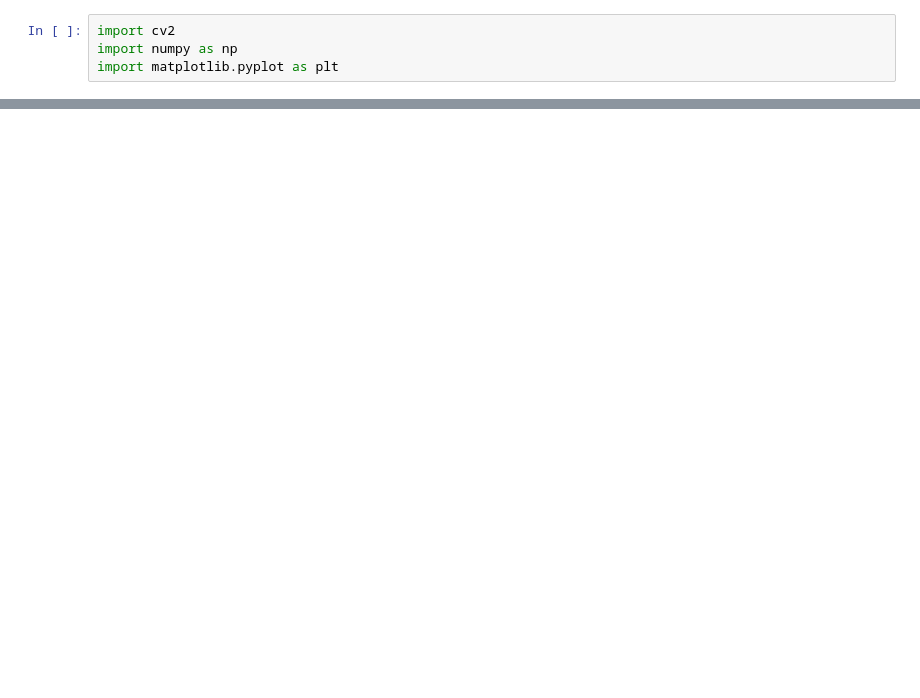
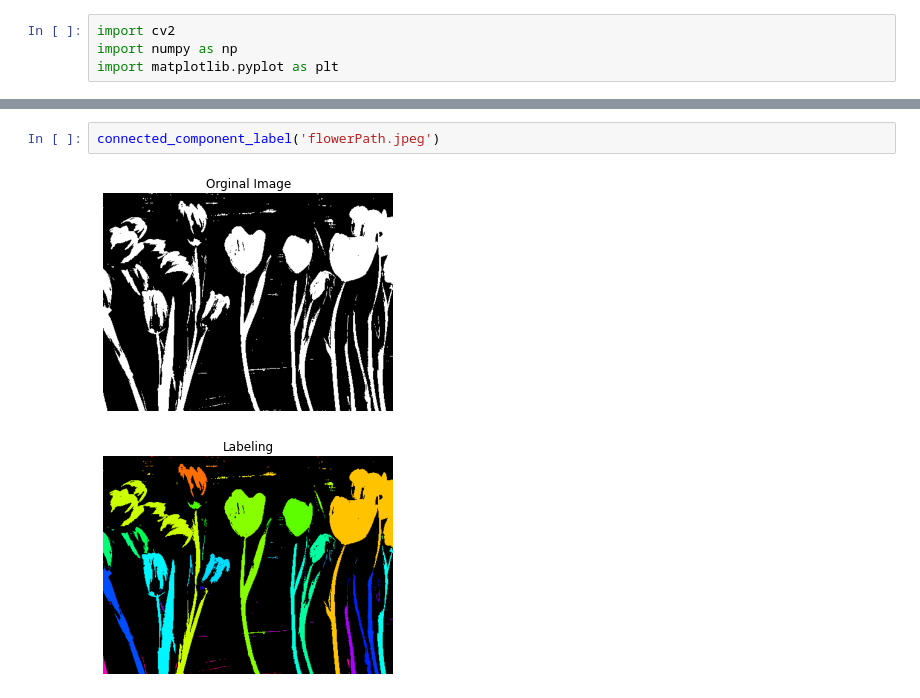
Before and after one commit to Vaishali1725/MachineVision, a Jupyter notebook: ComponentLabelling.ipynb, the cells around one changed output, grey strips where cells are left out. Saved outputs shown, nothing was run; the diff lists cells and outputs as text; blank space fills up the shorter version.

```diff
--- a/ComponentLabelling.ipynb
+++ b/ComponentLabelling.ipynb
@@ -39,0 +48,5 @@ connected_component_label('labelling')
+# %%
+connected_component_label('flowerPath.jpeg')
+# %% [output]
+[figure, added]
+[figure, added]
```
Also changed, not shown: parts of 3 cells of this notebook, 2 other files.
